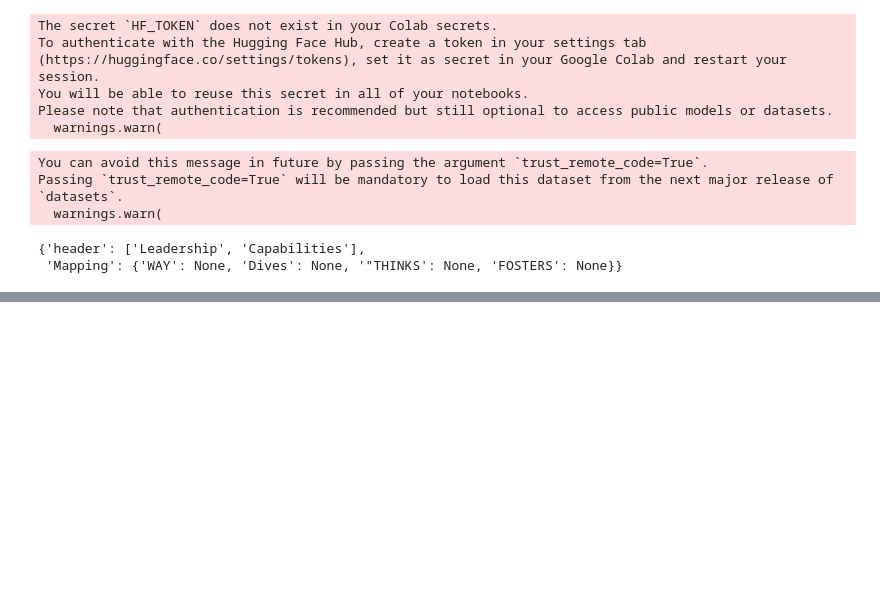
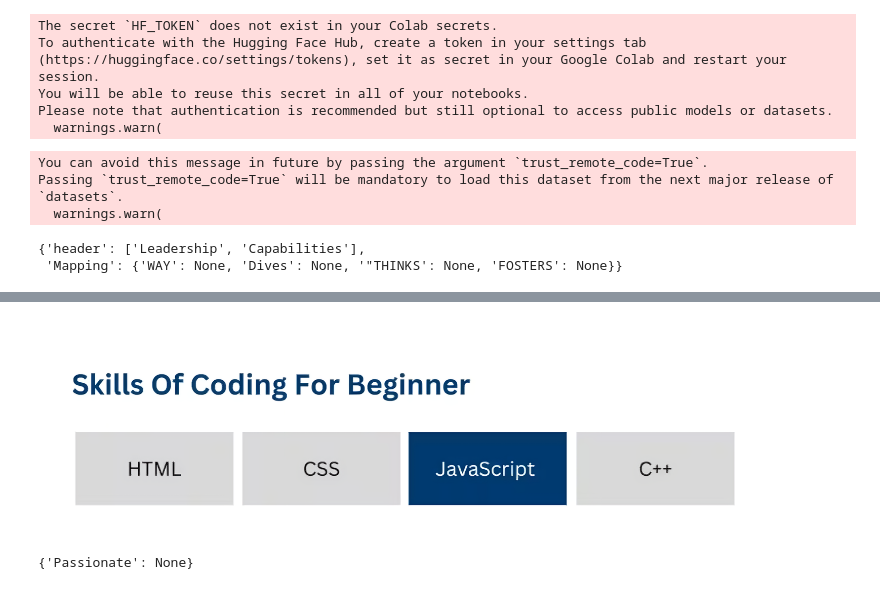
Before and after one commit to SEEMANTULANISCHAL/Tesseract_ocr, a Jupyter notebook: Tesseract_OCR.ipynb, the cells around one changed output, grey strips where cells are left out. Saved outputs shown, nothing was run; the diff lists cells and outputs as text; code cells hidden in the pictures; blank space fills up the shorter version.

```diff
--- a/Tesseract_OCR.ipynb
+++ b/Tesseract_OCR.ipynb
@@ -446,0 +710,15 @@ output
+# %%
+import requests
+response = requests.post(
+  'https://www.cutout.pro/api/v1/matting?mattingType=18',
+  files={'file': open(image_path, 'rb')},
+  headers={'APIKEY': '04c68d378bf84b71a63d7afe20ab20b1'},
+)
+with open('/content/output_images/out.png', 'wb') as out:
+  out.write(response.content)
+
+image_path = '/content/output_images/out.png'
+img = cv2.imread(image_path)
+cv2_imshow(img)
+# %% [output]
+[figure, added]
@@ -446,0 +736,6 @@ output
+# %%
+
+output = {header:output_word}
+output
+# %% [output]
+{'Passionate': None}
```
Also changed, not shown: parts of 19 cells of this notebook.
